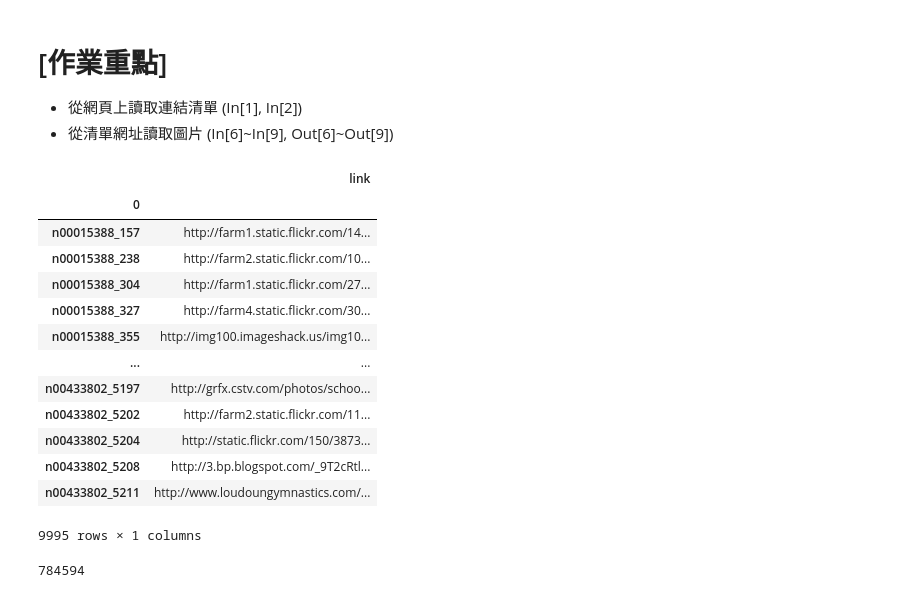
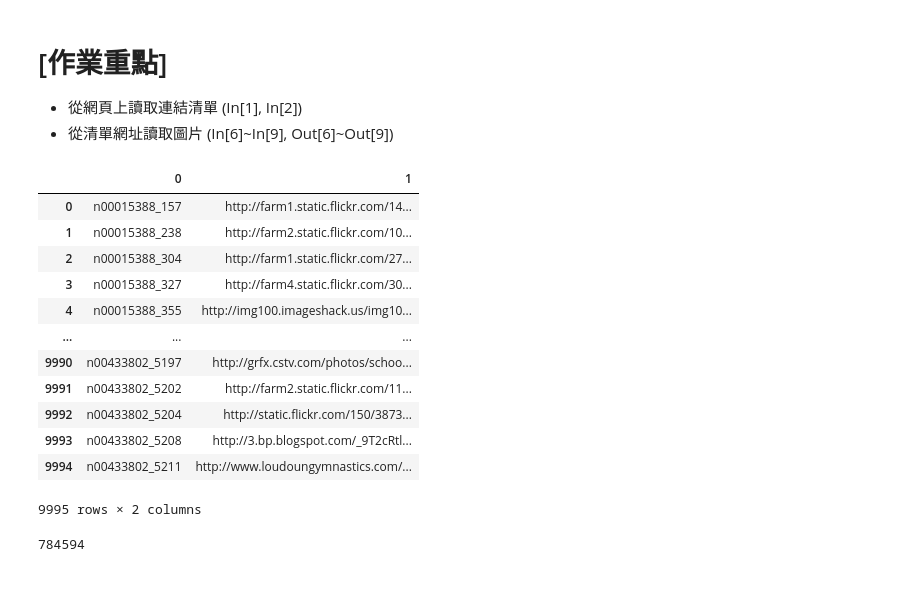
Before and after one commit to ethanqq927/1st-DL-CVMarathon, a Jupyter notebook: 機器學習馬拉松/Day_005-2_HW.ipynb, the cells around one changed output. Cells and saved outputs as stored; diff of their text form; code cells hidden in the pictures.

```diff
--- a/機器學習馬拉松/Day_005-2_HW.ipynb
+++ b/機器學習馬拉松/Day_005-2_HW.ipynb
@@ -16,23 +16,28 @@
 # %%
 import pandas as pd
 ## 假如我們不想把資料載到自己的電腦裡?
 # 把連結填入
+import ssl
+
+ssl._create_default_https_context = ssl._create_unverified_context
+
 target_url = "https://raw.githubusercontent.com/vashineyu/slides_and_others/master/tutorial/examples/imagenet_urls_examples.txt"
+data0_df = pd.read_table(target_url,header=None,encoding='utf-8',sep='	')
+data0_df
 # %% [output]
-|  | link |
-| 0 |  |
-| n00015388_157 | http://farm1.static.flickr.com/14... |
-| n00015388_238 | http://farm2.static.flickr.com/10... |
-| n00015388_304 | http://farm1.static.flickr.com/27... |
-| n00015388_327 | http://farm4.static.flickr.com/30... |
-| n00015388_355 | http://img100.imageshack.us/img10... |
-| ... | ... |
-| n00433802_5197 | http://grfx.cstv.com/photos/schoo... |
-| n00433802_5202 | http://farm2.static.flickr.com/11... |
-| n00433802_5204 | http://static.flickr.com/150/3873... |
-| n00433802_5208 | http://3.bp.blogspot.com/_9T2cRtl... |
-| n00433802_5211 | http://www.loudoungymnastics.com/... |
+|  | 0 | 1 |
+| 0 | n00015388_157 | http://farm1.static.flickr.com/14... |
+| 1 | n00015388_238 | http://farm2.static.flickr.com/10... |
+| 2 | n00015388_304 | http://farm1.static.flickr.com/27... |
+| 3 | n00015388_327 | http://farm4.static.flickr.com/30... |
+| 4 | n00015388_355 | http://img100.imageshack.us/img10... |
+| ... | ... | ... |
+| 9990 | n00433802_5197 | http://grfx.cstv.com/photos/schoo... |
+| 9991 | n00433802_5202 | http://farm2.static.flickr.com/11... |
+| 9992 | n00433802_5204 | http://static.flickr.com/150/3873... |
+| 9993 | n00433802_5208 | http://3.bp.blogspot.com/_9T2cRtl... |
+| 9994 | n00433802_5211 | http://www.loudoungymnastics.com/... |
-9995 rows × 1 columns
+9995 rows × 2 columns
 # %%
 import requests
 response = requests.get(target_url)
```
Also changed, not shown: parts of 2 cells of this notebook.
